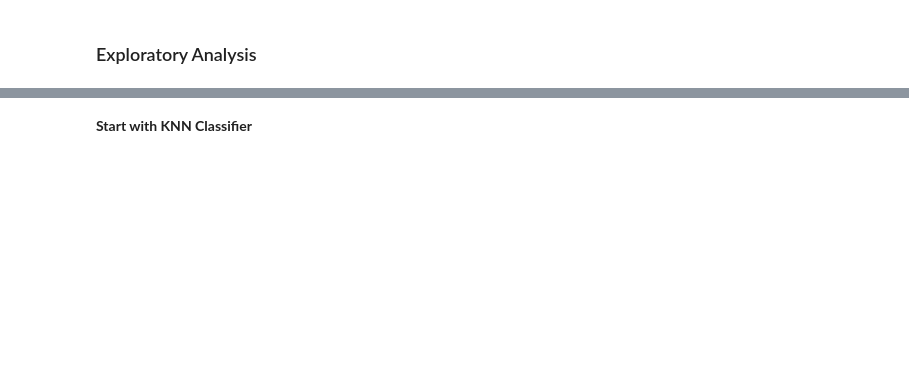
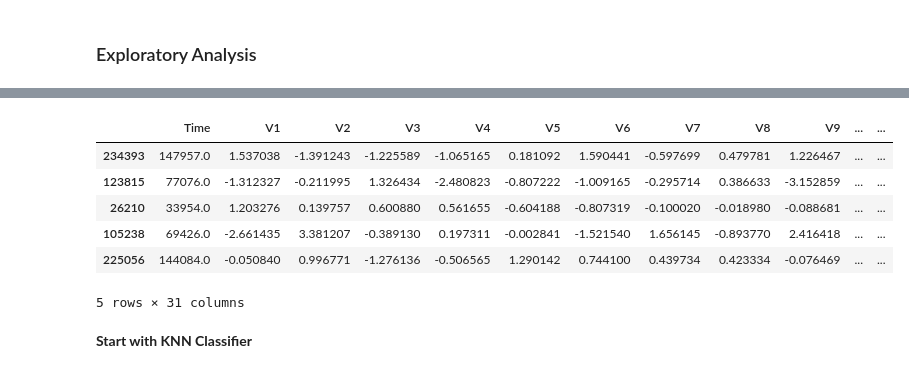
Before and after one commit to str007/Thinkful, a Jupyter notebook: credit_card_fraud_project.ipynb, the cells around one changed output, grey strips where cells are left out. Saved outputs shown, nothing was run; the diff lists cells and outputs as text; code cells hidden in the pictures; blank space fills up the shorter version.

```diff
--- a/credit_card_fraud_project.ipynb
+++ b/credit_card_fraud_project.ipynb
@@ -92,0 +97,3 @@ Baseline accuracy for fraud is: 0.23%
+# %%
+#Create dataframe of only fraudulent observations
+fraud_true = fraud[fraud['Class'] == True]
@@ -92,0 +105,4 @@ Baseline accuracy for fraud is: 0.23%
+# %%
+#Create dataframe of only non-fraudulent, then take a sample of that
+fraud_not_true = fraud[fraud['Class'] == False]
+fraud_not_true = fraud_not_true.sample(n = 492)
@@ -93,3 +114,16 @@ Baseline accuracy for fraud is: 0.23%
+# %%
+#Combine our two dataframes (fraudulent and non-fraudulent) into one
+fraud_revised = fraud_not_true.append(fraud_true)
+# %%
+fraud_revised.head(5)
+# %% [output]
+|  | Time | V1 | V2 | V3 | V4 | V5 | V6 | V7 | V8 | V9 | ... | ... |
+| 234393 | 147957.0 | 1.537038 | -1.391243 | -1.225589 | -1.065165 | 0.181092 | 1.590441 | -0.597699 | 0.479781 | 1.226467 | ... | ... |
+| 123815 | 77076.0 | -1.312327 | -0.211995 | 1.326434 | -2.480823 | -0.807222 | -1.009165 | -0.295714 | 0.386633 | -3.152859 | ... | ... |
+| 26210 | 33954.0 | 1.203276 | 0.139757 | 0.600880 | 0.561655 | -0.604188 | -0.807319 | -0.100020 | -0.018980 | -0.088681 | ... | ... |
+| 105238 | 69426.0 | -2.661435 | 3.381207 | -0.389130 | 0.197311 | -0.002841 | -1.521540 | 1.656145 | -0.893770 | 2.416418 | ... | ... |
+| 225056 | 144084.0 | -0.050840 | 0.996771 | -1.276136 | -0.506565 | 1.290142 | 0.744100 | 0.439734 | 0.423334 | -0.076469 | ... | ... |
+5 rows × 31 columns
 # %% [markdown]
 **Start with KNN Classifier**
 # %%
```
Also changed, not shown: parts of 23 cells of this notebook.
